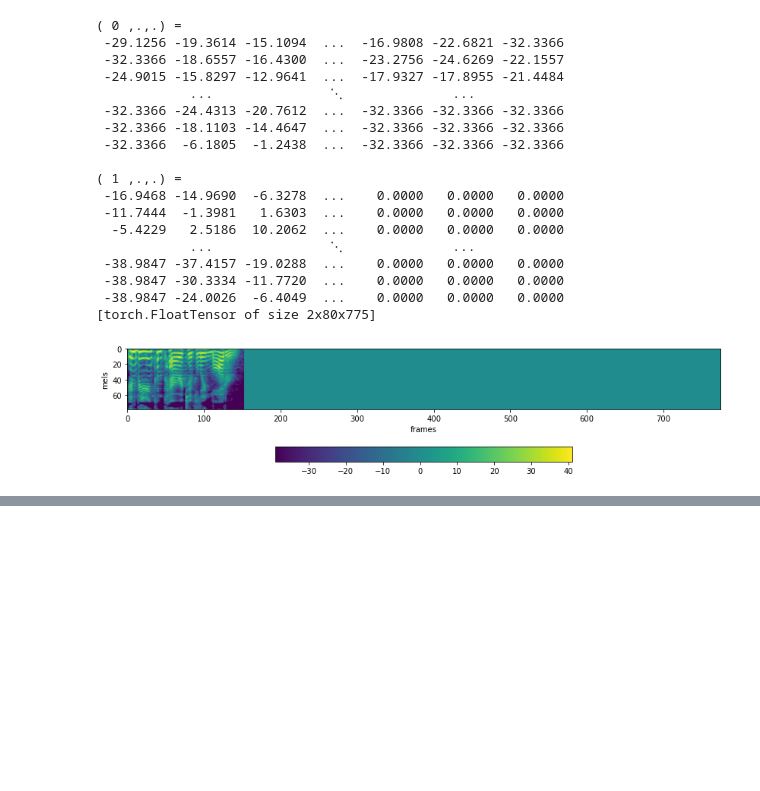
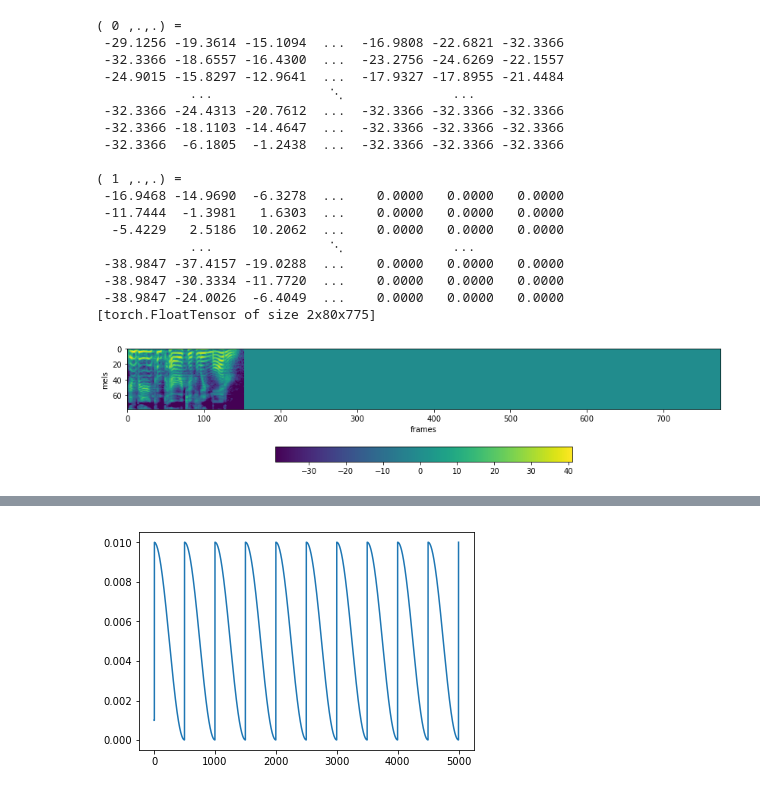
Before and after one commit to A-Jacobson/tacotron2, a Jupyter notebook: wavenet.ipynb, the cells around one changed output, grey strips where cells are left out. Drawn from its saved outputs; the diff is of its cells as text; code cells hidden in the pictures; blank space fills up the shorter version.

```diff
--- a/wavenet.ipynb
+++ b/wavenet.ipynb
@@ -103,0 +107,13 @@ Variable containing:
+# %%
+model = nn.Linear(1, 1)
+# %%
+optimizer = Adam(model.parameters(), lr=1e-1)
+# %%
+scheduler = SGDRScheduler(optimizer, min_lr=1e-5, max_lr=1e-2, cycle_length=500)
+lrs = []
+for i in range(5000):
+    scheduler.step()
+    lrs.append(optimizer.param_groups[0]['lr'])
+plt.plot(lrs);
+# %% [output]
+[figure, added]
```
Also changed, not shown: parts of 3 cells of this notebook, 6 other files.
